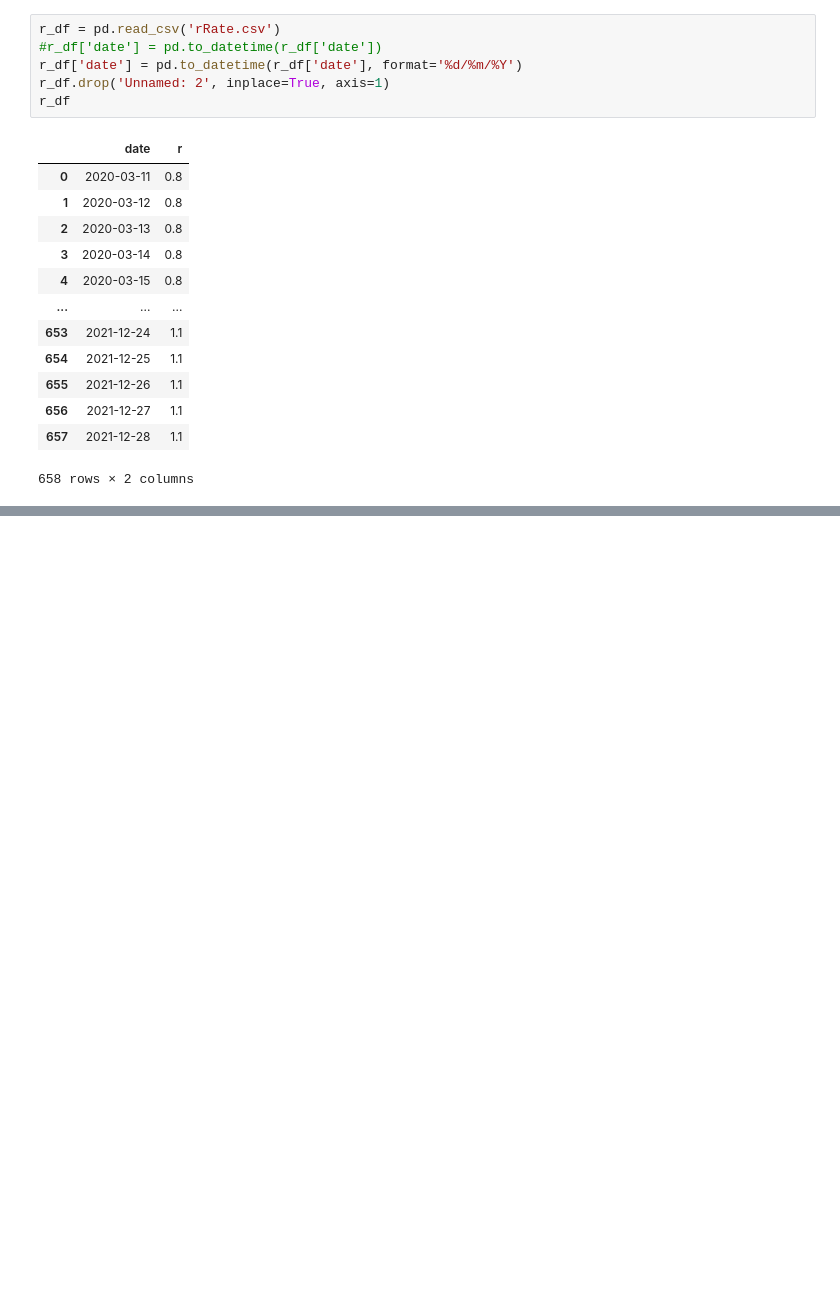
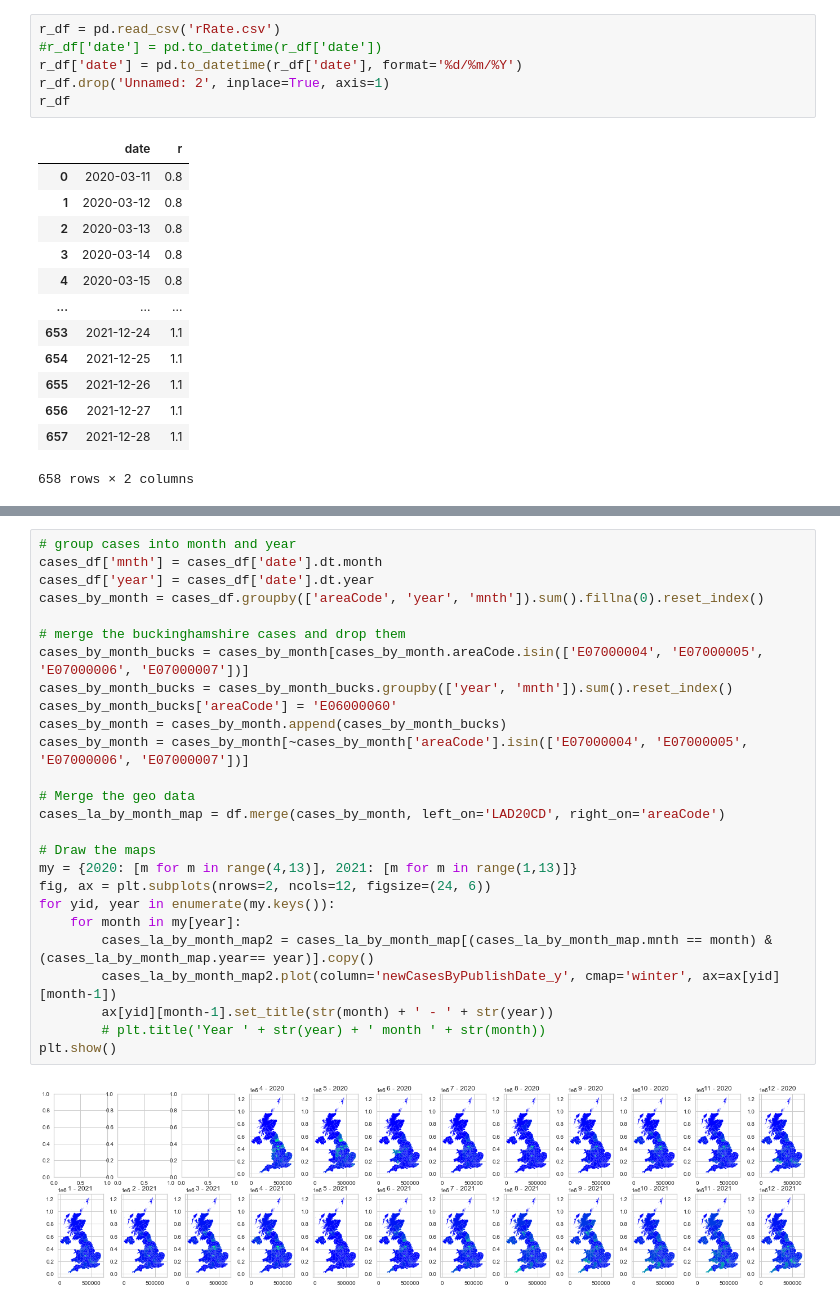
Before and after one commit to SL477/VA-Coursework, a Jupyter notebook: clustering.ipynb, the cells around one changed output, grey strips where cells are left out. Saved outputs shown, nothing was run; the diff lists cells and outputs as text; blank space fills up the shorter version.

Commit message:
Monthly case data

```diff
--- a/clustering.ipynb
+++ b/clustering.ipynb
@@ -627,0 +652,28 @@ score: -0.24367720865183018
+# %%
+# group cases into month and year
+cases_df['mnth'] = cases_df['date'].dt.month
+cases_df['year'] = cases_df['date'].dt.year
+cases_by_month = cases_df.groupby(['areaCode', 'year', 'mnth']).sum().fillna(0).reset_index()
+
+# merge the buckinghamshire cases and drop them
+cases_by_month_bucks = cases_by_month[cases_by_month.areaCode.isin(['E07000004', 'E07000005', 'E07000006', 'E07000007'])]
+cases_by_month_bucks = cases_by_month_bucks.groupby(['year', 'mnth']).sum().reset_index()
+cases_by_month_bucks['areaCode'] = 'E06000060'
+cases_by_month = cases_by_month.append(cases_by_month_bucks)
+cases_by_month = cases_by_month[~cases_by_month['areaCode'].isin(['E07000004', 'E07000005', 'E07000006', 'E07000007'])]
+
+# Merge the geo data
+cases_la_by_month_map = df.merge(cases_by_month, left_on='LAD20CD', right_on='areaCode')
+
+# Draw the maps
+my = {2020: [m for m in range(4,13)], 2021: [m for m in range(1,13)]}
+fig, ax = plt.subplots(nrows=2, ncols=12, figsize=(24, 6))
+for yid, year in enumerate(my.keys()):
+    for month in my[year]:
+        cases_la_by_month_map2 = cases_la_by_month_map[(cases_la_by_month_map.mnth == month) & (cases_la_by_month_map.year== year)].copy()
+        cases_la_by_month_map2.plot(column='newCasesByPublishDate_y', cmap='winter', ax=ax[yid][month-1])
+        ax[yid][month-1].set_title(str(month) + ' - ' + str(year))
+        # plt.title('Year ' + str(year) + ' month ' + str(month))
+plt.show()
+# %% [output]
+[figure, added]
```
Also changed, not shown: parts of 11 cells of this notebook, 6 other files.
